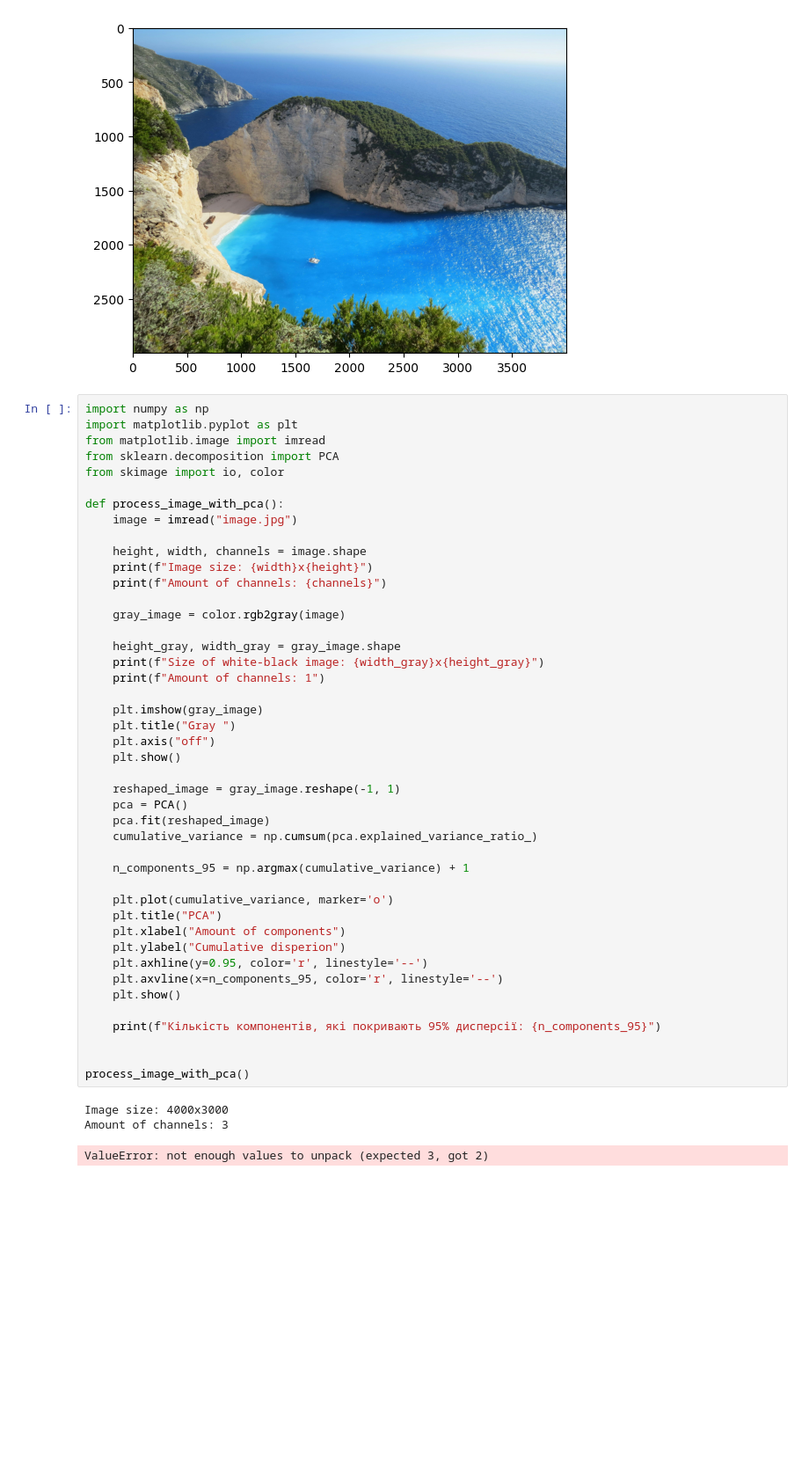
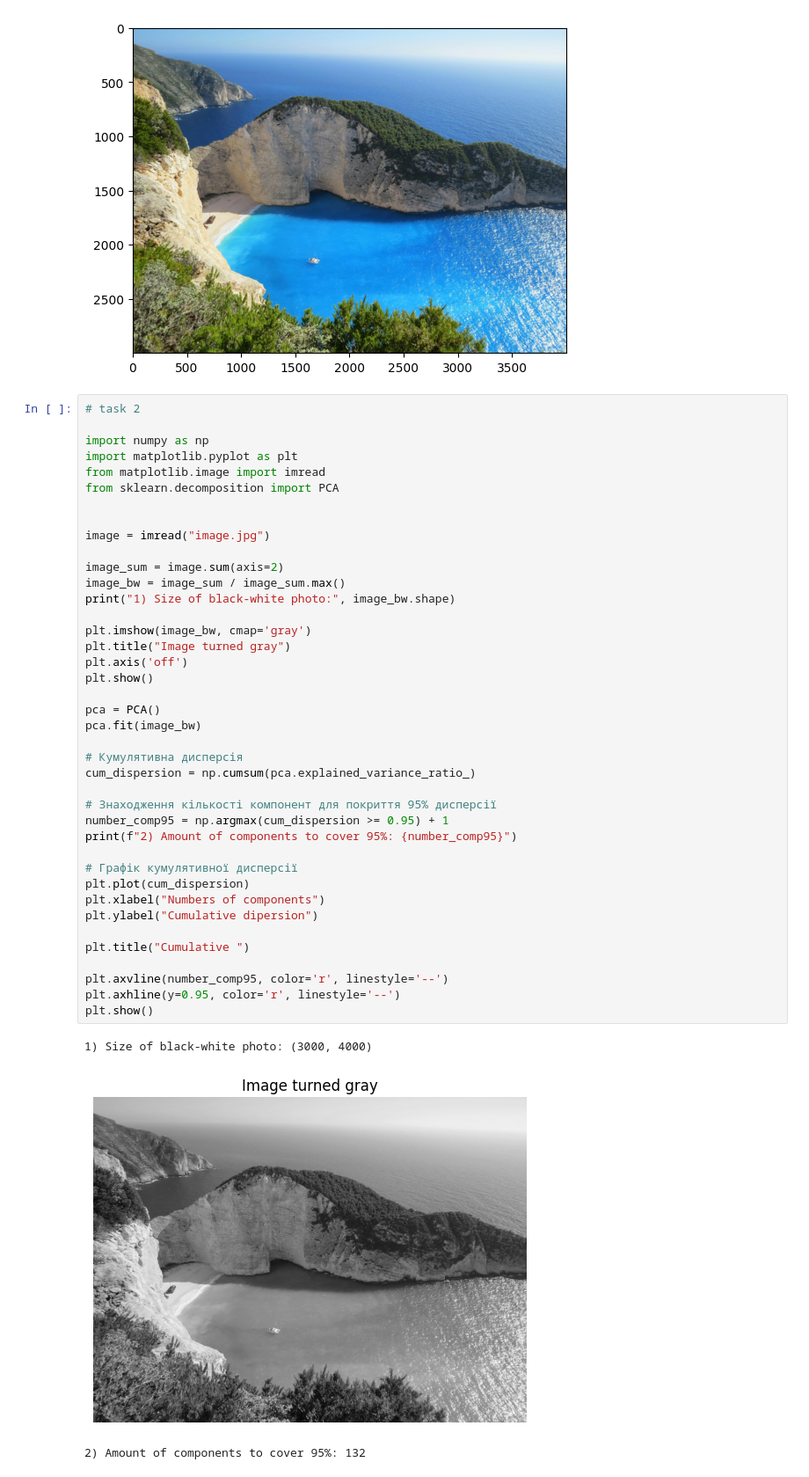
Before and after one commit to O-Danylchuk/Mathlab2, a Jupyter notebook: notebook.ipynb, the cells around one changed output. Shown at 88% size. Saved outputs shown, nothing was run; the diff lists cells and outputs as text; blank space fills up the shorter version.

```diff
--- a/notebook.ipynb
+++ b/notebook.ipynb
@@ -39,50 +41,46 @@ plt.imshow(im_raw)
 <matplotlib.image.AxesImage at 0x...>
 [figure]
 # %%
+# task 2
+
 import numpy as np
 import matplotlib.pyplot as plt
 from matplotlib.image import imread
 from sklearn.decomposition import PCA
-from skimage import io, color
-
-def process_image_with_pca():
-    image = imread("image.jpg")
-
-    height, width, channels = image.shape
-    print(f"Image size: {width}x{height}")
-    print(f"Amount of channels: {channels}")
-
-    gray_image = color.rgb2gray(image)
-
-    height_gray, width_gray = gray_image.shape
-    print(f"Size of white-black image: {width_gray}x{height_gray}")
-    print(f"Amount of channels: 1")
-
-    plt.imshow(gray_image)
-    plt.title("Gray ")
-    plt.axis("off")
-    plt.show()
-
-    reshaped_image = gray_image.reshape(-1, 1)
-    pca = PCA()
-    pca.fit(reshaped_image)
-    cumulative_variance = np.cumsum(pca.explained_variance_ratio_)
-
-    n_components_95 = np.argmax(cumulative_variance) + 1
-
-    plt.plot(cumulative_variance, marker='o')
-    plt.title("PCA")
-    plt.xlabel("Amount of components")
-    plt.ylabel("Cumulative disperion")
-    plt.axhline(y=0.95, color='r', linestyle='--')
-    plt.axvline(x=n_components_95, color='r', linestyle='--')
-    plt.show()
-
-    print(f"Кількість компонентів, які покривають 95% дисперсії: {n_components_95}")
 
 
-process_image_with_pca()
+image = imread("image.jpg")
+
+image_sum = image.sum(axis=2)
+image_bw = image_sum / image_sum.max()
+print("1) Size of black-white photo:", image_bw.shape)
+
+plt.imshow(image_bw, cmap='gray')
+plt.title("Image turned gray")
+plt.axis('off')
+plt.show()
+
+pca = PCA()
+pca.fit(image_bw)
+
+# Кумулятивна дисперсія
+cum_dispersion = np.cumsum(pca.explained_variance_ratio_)
+
+# Знаходження кількості компонент для покриття 95% дисперсії
+number_comp95 = np.argmax(cum_dispersion >= 0.95) + 1
+print(f"2) Amount of components to cover 95%: {number_comp95}")
+
+# Графік кумулятивної дисперсії
+plt.plot(cum_dispersion)
+plt.xlabel("Numbers of components")
+plt.ylabel("Сumulative dipersion")
+
+plt.title("Cumulative ")
+
+plt.axvline(number_comp95, color='r', linestyle='--')
+plt.axhline(y=0.95, color='r', linestyle='--')
+plt.show()
 # %% [output]
-Image size: 4000x3000
-Amount of channels: 3
+1) Size of black-white photo: (3000, 4000)
+[figure, added]
-ValueError: not enough values to unpack (expected 3, got 2)
+2) Amount of components to cover 95%: 132
```
Also changed, not shown: parts of 5 cells of this notebook, 2 other files.
